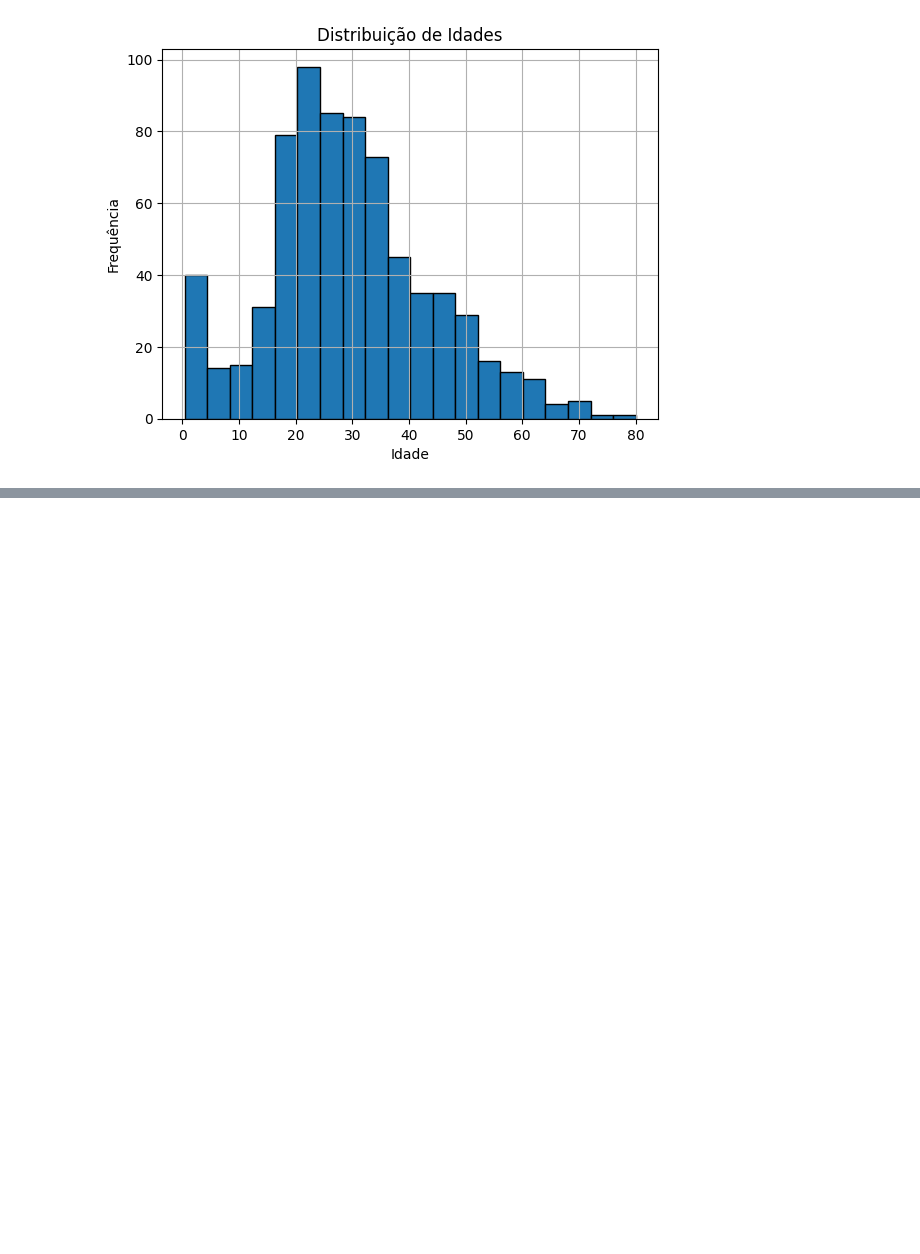
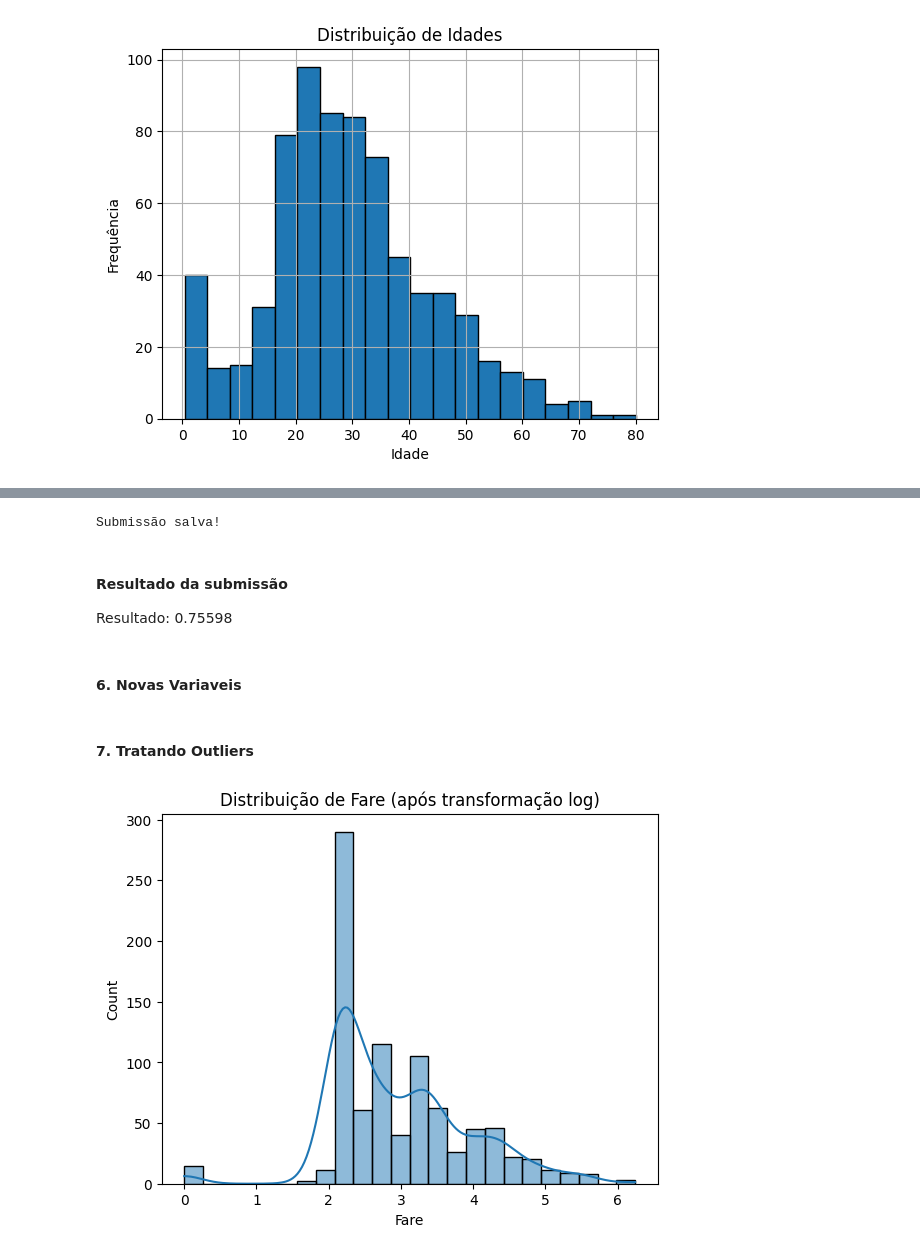
Before and after one commit to josafasantos/project_titanic, a Jupyter notebook: Projeto 1 - Titanic.ipynb, the cells around one changed output, grey strips where cells are left out. Drawn from its saved outputs; the diff is of its cells as text; code cells hidden in the pictures; blank space fills up the shorter version.

Commit message:
Corrigindo arquivo

```diff
--- a/Projeto 1 - Titanic.ipynb
+++ b/Projeto 1 - Titanic.ipynb
@@ -142,4 +111,0 @@ test = pd.get_dummies(test, columns=categorical_features, drop_first=True)
-# %%
-# Removendo a coluna 'Cabin' (muitos valores ausentes)
-train.drop(columns=['Cabin'], inplace=True)
-test.drop(columns=['Cabin'], inplace=True)
@@ -228,0 +114,9 @@ Feature names seen at fit time, yet now missing:
+# %%
+# Preenchendo valores ausentes
+train['Age'] = train['Age'].fillna(train['Age'].median())
+train['Embarked'] = train['Embarked'].fillna(train['Embarked'].mode()[0])
+train['Cabin'] = train['Cabin'].fillna('Unknown')
+# %%
+# Transformação de variáveis categóricas
+train['Sex'] = train['Sex'].map({'male': 0, 'female': 1})
+train['Embarked'] = train['Embarked'].map({'C': 0, 'Q': 1, 'S': 2})
@@ -228,0 +157,56 @@ Feature names seen at fit time, yet now missing:
+# %%
+# Preprocessando o dataset de teste
+test['Age'] = test['Age'].fillna(test['Age'].median())
+test['Embarked'] = test['Embarked'].fillna(test['Embarked'].mode()[0])
+test['Cabin'] = test['Cabin'].fillna('Unknown')
+test['Sex'] = test['Sex'].map({'male': 0, 'female': 1})
+test['Embarked'] = test['Embarked'].map({'C': 0, 'Q': 1, 'S': 2})
+
+# Selecionando features
+X_test = test[features]
+
+# Fazendo previsões
+test['Survived'] = model.predict(X_test)
+
+# Criando o arquivo de submissão
+submission = test[['PassengerId', 'Survived']]
+submission.to_csv('submission.csv', index=False)
+print("Submissão salva!")
+# %% [output]
+Submissão salva!
+# %% [markdown]
+#### Resultado da submissão
+Resultado: 0.75598
+# %% [markdown]
+#### 6. Novas Variaveis
+# %%
+# Criando a variável "Tamanho da Família"
+train['FamilySize'] = train['SibSp'] + train['Parch']
+
+# Extraindo títulos dos nomes
+train['Title'] = train['Name'].str.extract(r' ([A-Za-z]+)\.', expand=False)
+train['Title'] = train['Title'].replace(['Lady', 'Countess', 'Capt', 'Col',
+                                                   'Don', 'Dr', 'Major', 'Rev', 'Sir',
+                                                   'Jonkheer', 'Dona'], 'Rare')
+train['Title'] = train['Title'].replace(['Mlle', 'Ms'], 'Miss')
+train['Title'] = train['Title'].replace('Mme', 'Mrs')
+
+# Convertendo Title para valores numéricos
+title_mapping = {'Mr': 1, 'Miss': 2, 'Mrs': 3, 'Master': 4, 'Rare': 5}
+train['Title'] = train['Title'].map(title_mapping)
+
+# Atualizando o conjunto de features
+features = ['Pclass', 'Sex', 'Age', 'SibSp', 'Parch', 'Fare', 'Embarked', 'FamilySize', 'Title']
+X = train[features]
+# %% [markdown]
+#### 7. Tratando Outliers
+# %%
+# Lidando com outliers em Fare
+train['Fare'] = np.log1p(train['Fare'])  # Aplicando log para suavizar valores altos
+
+# Verificando a distribuição após a transformação
+sns.histplot(train['Fare'], kde=True)
+plt.title("Distribuição de Fare (após transformação log)")
+plt.show()
+# %% [output]
+[figure, added]
```
Also changed, not shown: parts of 44 cells of this notebook.
